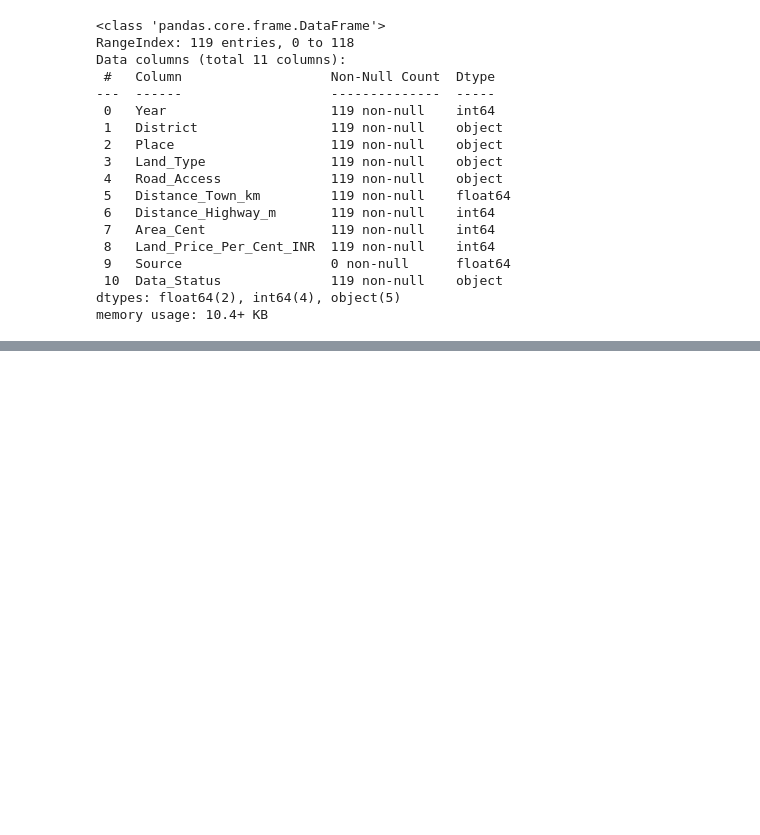
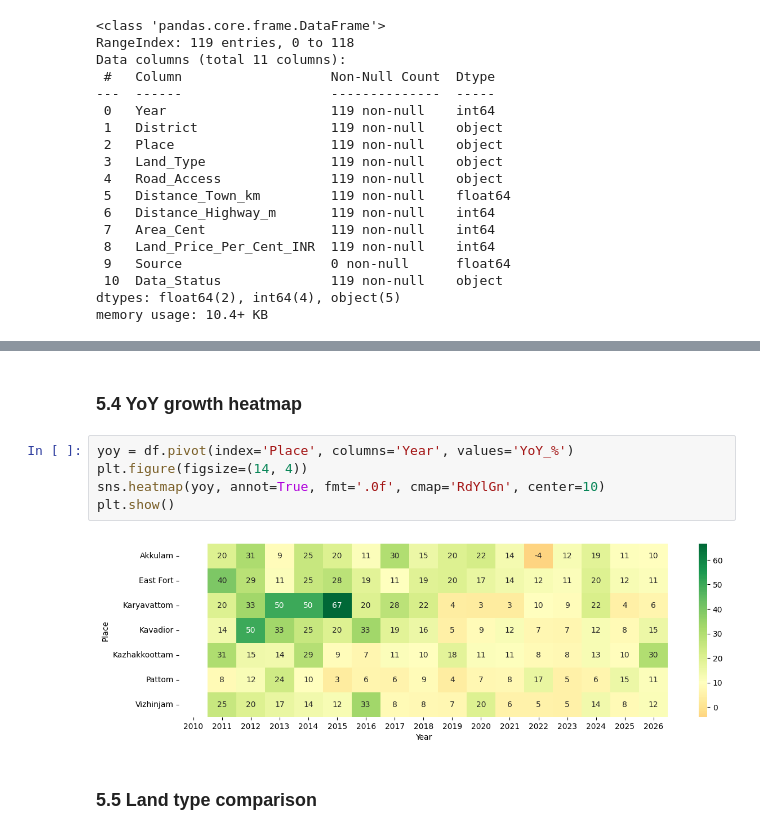
Before and after one commit to SREEHARI09/Land_price_prediction, a Jupyter notebook: EDA.ipynb, the cells around one changed output, grey strips where cells are left out. Drawn from its saved outputs; the diff is of its cells as text; blank space fills up the shorter version.

```diff
--- a/EDA.ipynb
+++ b/EDA.ipynb
@@ -49,0 +131,11 @@ memory usage: 10.4+ KB
+# %% [markdown]
+### 5.4 YoY growth heatmap
+# %%
+yoy = df.pivot(index='Place', columns='Year', values='YoY_%')
+plt.figure(figsize=(14, 4))
+sns.heatmap(yoy, annot=True, fmt='.0f', cmap='RdYlGn', center=10)
+plt.show()
+# %% [output]
+[figure, added]
+# %% [markdown]
+### 5.5 Land type comparison
```
Also changed, not shown: parts of 17 cells of this notebook.
